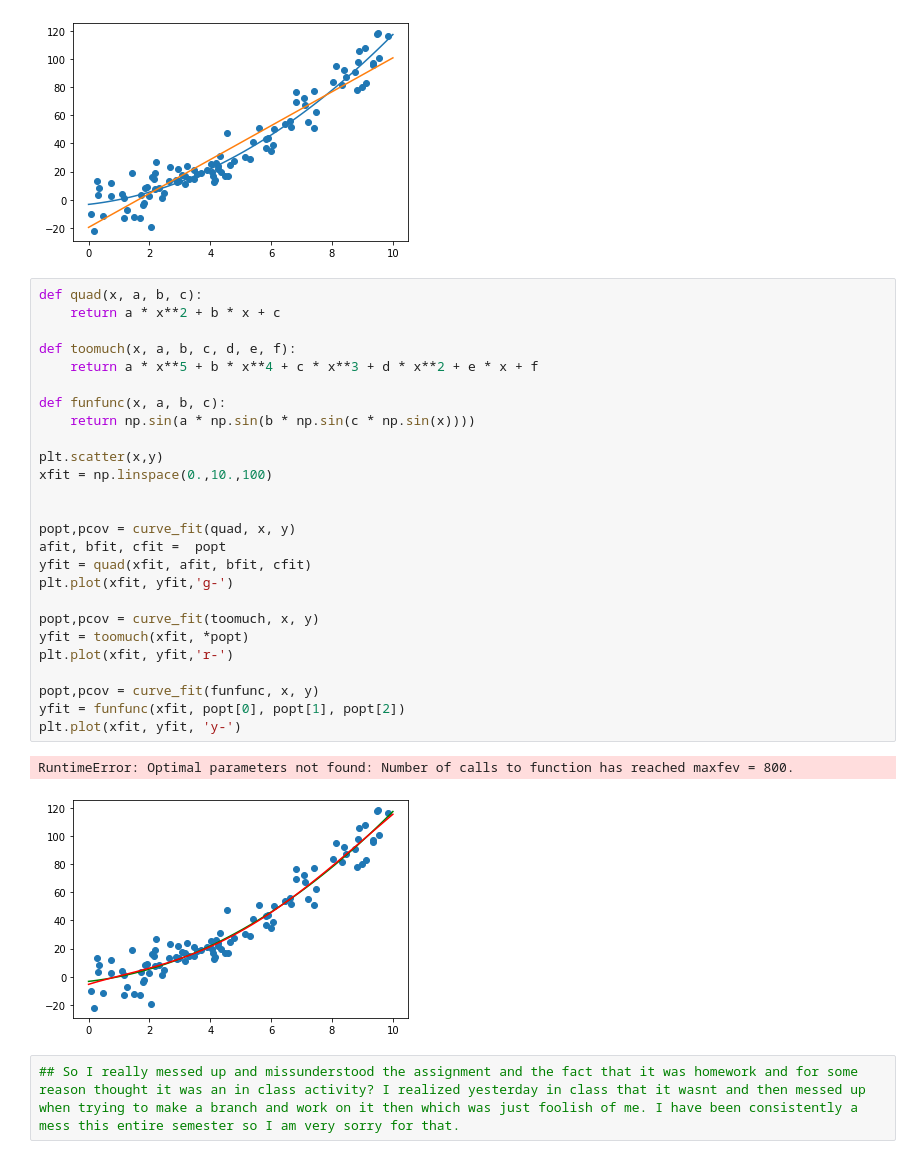
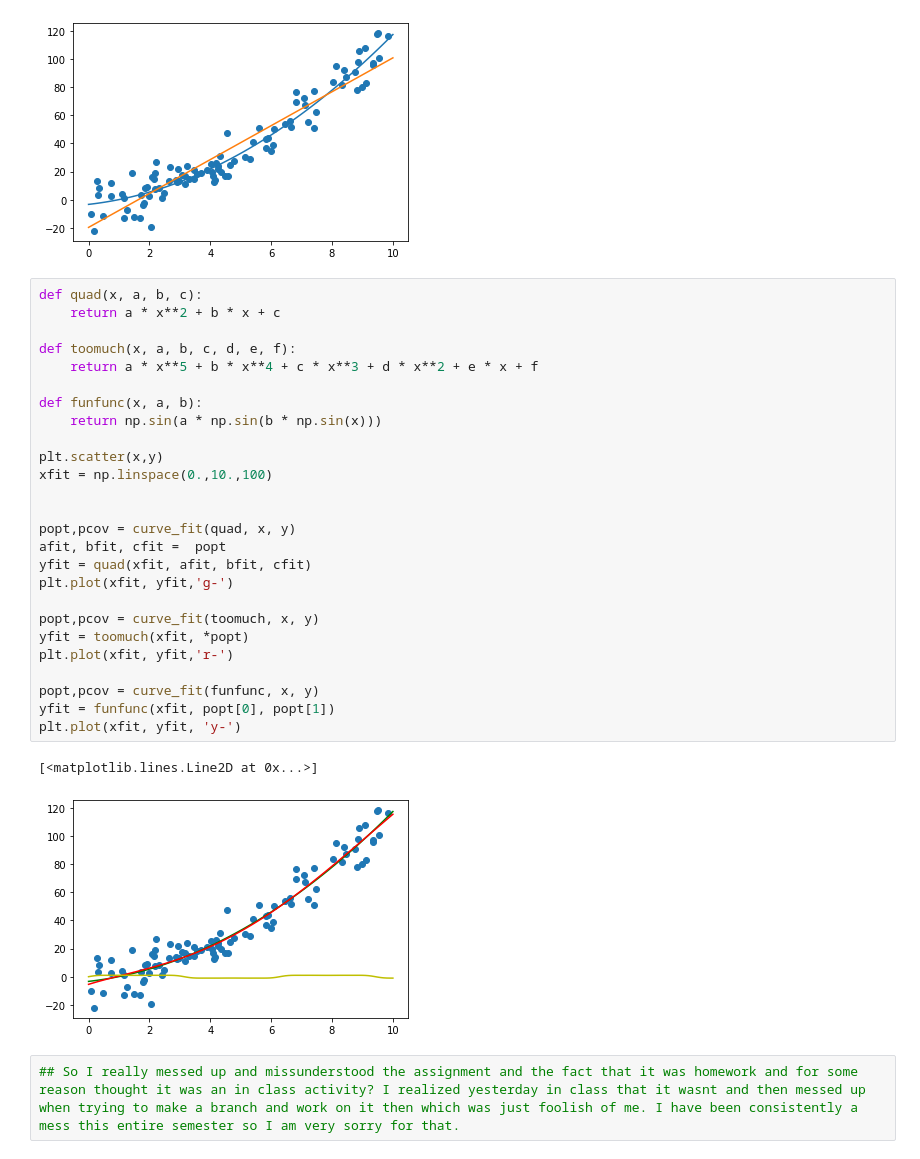
Before and after one commit to UMD-ENMA165/4-21-22-Class, a Jupyter notebook: curve_fitting.ipynb, the cells around one changed output. Saved outputs shown, nothing was run; the diff lists cells and outputs as text.

```diff
--- a/curve_fitting.ipynb
+++ b/curve_fitting.ipynb
@@ -71,31 +71,31 @@ plt.plot(xfit, yfit)
 # %%
 def quad(x, a, b, c):
     return a * x**2 + b * x + c
 
 def toomuch(x, a, b, c, d, e, f):
     return a * x**5 + b * x**4 + c * x**3 + d * x**2 + e * x + f
 
-def funfunc(x, a, b, c):
-    return np.sin(a * np.sin(b * np.sin(c * np.sin(x))))
+def funfunc(x, a, b):
+    return np.sin(a * np.sin(b * np.sin(x)))
 
 plt.scatter(x,y)
 xfit = np.linspace(0.,10.,100)
 
 
 popt,pcov = curve_fit(quad, x, y)
 afit, bfit, cfit =  popt
 yfit = quad(xfit, afit, bfit, cfit)
 plt.plot(xfit, yfit,'g-')
 
 popt,pcov = curve_fit(toomuch, x, y)
 yfit = toomuch(xfit, *popt)
 plt.plot(xfit, yfit,'r-')
 
 popt,pcov = curve_fit(funfunc, x, y)
-yfit = funfunc(xfit, popt[0], popt[1], popt[2])
+yfit = funfunc(xfit, popt[0], popt[1])
 plt.plot(xfit, yfit, 'y-')
 # %% [output]
-RuntimeError: Optimal parameters not found: Number of calls to function has reached maxfev = 800.
+[<matplotlib.lines.Line2D at 0x...>]
-[figure, old version]
+[figure, new version]
 # %%
 ## So I really messed up and missunderstood the assignment and the fact that it was homework and for some reason thought it was an in class activity? I realized yesterday in class that it wasnt and then messed up when trying to make a branch and work on it then which was just foolish of me. I have been consistently a mess this entire semester so I am very sorry for that.
```
